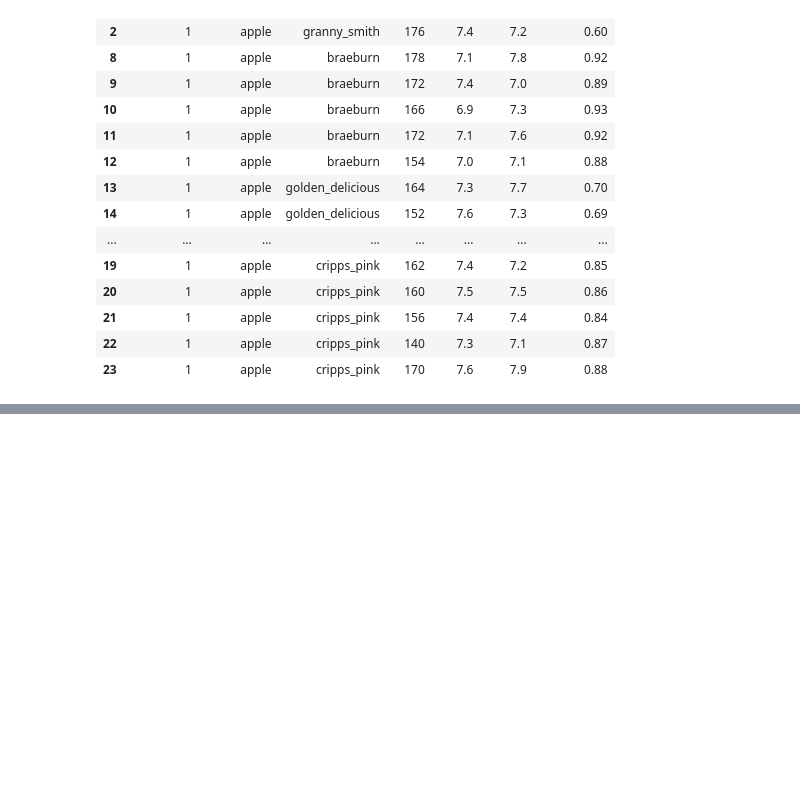
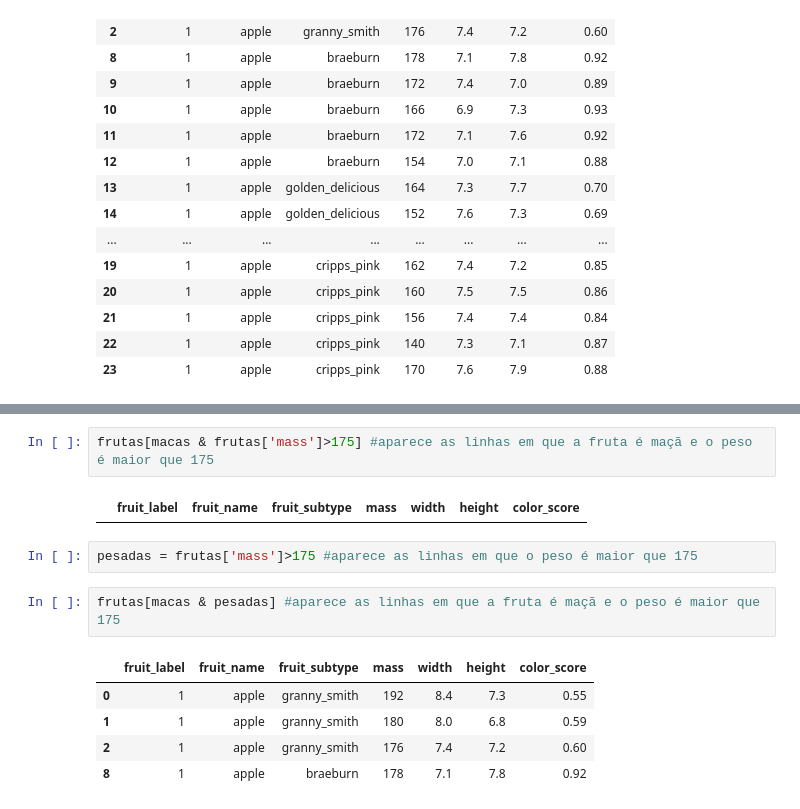
Before and after one commit to engcriscunha/Curso-Machine-Learning-DELL, a Jupyter notebook: fruits.ipynb, the cells around one changed output, grey strips where cells are left out. Saved outputs shown, nothing was run; the diff lists cells and outputs as text; blank space fills up the shorter version.

Commit message:
feat: aplicando listas de frutas

```diff
--- a/fruits.ipynb
+++ b/fruits.ipynb
@@ -229,0 +250,14 @@ frutas[macas]
+# %%
+frutas[macas & frutas['mass']>175] #aparece as linhas em que a fruta é maçã e o peso é maior que 175
+# %% [output]
+|  | fruit_label | fruit_name | fruit_subtype | mass | width | height | color_score |
+# %%
+pesadas = frutas['mass']>175 #aparece as linhas em que o peso é maior que 175
+# %%
+frutas[macas & pesadas] #aparece as linhas em que a fruta é maçã e o peso é maior que 175
+# %% [output]
+|  | fruit_label | fruit_name | fruit_subtype | mass | width | height | color_score |
+| 0 | 1 | apple | granny_smith | 192 | 8.4 | 7.3 | 0.55 |
+| 1 | 1 | apple | granny_smith | 180 | 8.0 | 6.8 | 0.59 |
+| 2 | 1 | apple | granny_smith | 176 | 7.4 | 7.2 | 0.60 |
+| 8 | 1 | apple | braeburn | 178 | 7.1 | 7.8 | 0.92 |
```
Also changed, not shown: parts of 1 cell of this notebook.
